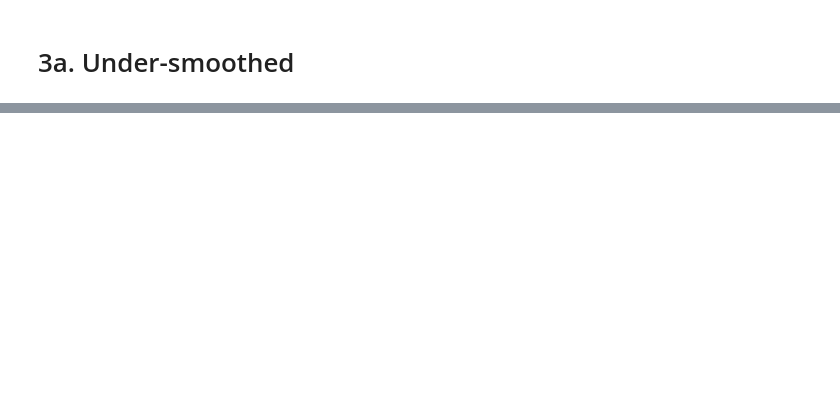
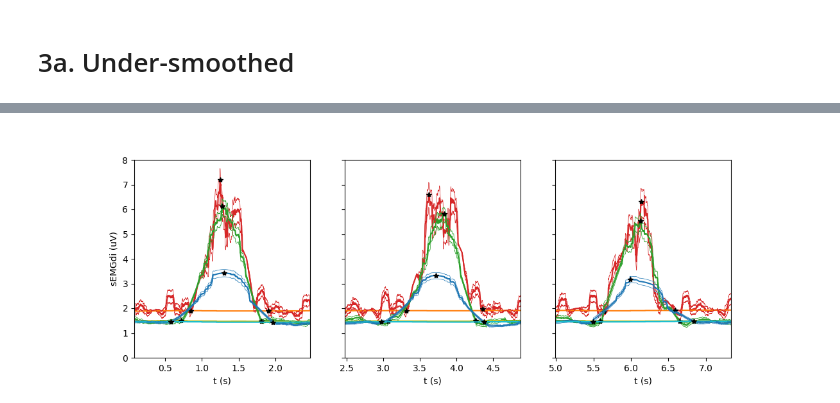
Before and after one commit to ReSurfEMG/ReSurfEMG, a Jupyter notebook: notebooks/researcher_interface/software_paper/software_paper_three_pipelines.ipynb, the cells around one changed output, grey strips where cells are left out. Saved outputs shown, nothing was run; the diff lists cells and outputs as text; code cells hidden in the pictures; blank space fills up the shorter version.

Commit message:
Update notebooks to paper versions

```diff
--- a/notebooks/researcher_interface/software_paper/software_paper_three_pipelines.ipynb
+++ b/notebooks/researcher_interface/software_paper/software_paper_three_pipelines.ipynb
@@ -16,11 +19,15 @@ VentilatorDataGroup, EmgDataGroup)
 %matplotlib widget
+# %%
+output_dir = os.path.join(config.get_directory('output_data'), 'software_paper')
+if not os.path.exists(output_dir):
+    os.makedirs(output_dir)
+plt.rcParams['svg.fonttype'] = 'none'
 # %% [markdown]
 ## 2. Load the ventilator and sEMG data
 # %%
 # Identify all recordings available for the selected patient/measurement_date
 
 # First find the patients
-config = Config()
 base_path = config.get_directory('patient_data')
 patient_paths = file_discovery.find_folders(
     base_path,
@@ -47,5 +54,5 @@ vent_files = file_discovery.find_files(
 button_list = ipy_widgets.file_select(
     emg_files,
     folder_levels=folder_levels[:-1],
-    default_value_select=None,
-    default_idx_select=[1, 6])
+    default_value_select=[None, '006'],
+    default_idx_select=[0, 6])
@@ -309,0 +383,67 @@ for axis in axes_vent:
+# %%
+# Plot the individual peaks
+n_peaks = len(emg_di_under.peaks['breaths'])
+fig, axis = plt.subplots(nrows=1, ncols=n_peaks, figsize=(12, 4), sharex='col', sharey='row')
+
+import numpy as np
+
+sub_x_lim_start = (np.min([emg_di_under.peaks['breaths']['start_idx'],
+                           emg_di_good.peaks['breaths']['start_idx'],
+                           emg_di_over.peaks['breaths']['start_idx']], axis=0) - fs_emg/2) / fs_emg
+sub_x_lim_end = (np.max([emg_di_under.peaks['breaths']['end_idx'],
+                         emg_di_good.peaks['breaths']['end_idx'],
+                         emg_di_over.peaks['breaths']['end_idx']], axis=0) + fs_emg/2) / fs_emg
+sub_x_lim_start, sub_x_lim_end
+
+# axes_emg = axis[0, :]
+axes_emg = axis
+emg_di_under.plot_peaks(
+    axes=axes_emg,
+    peak_set_name='breaths',
+    margin_s=fs_emg,
+    colors=['tab:red', 'tab:orange'],
+    plot_ci=False)
+for idx in range(len(emg_di_under.peaks['breaths'])):
+    start_idx, end_idx = np.max(
+        [[emg_di_under.peaks['breaths'][key][idx] for key in ['start_idx', 'end_idx']] + np.array([-fs_emg, fs_emg]), [0, 0]], axis=0)
+    axes_emg[idx].plot(emg_di_under.t_data[start_idx:end_idx], np.transpose(np.array(emg_di_under.y_env_ci)[:, start_idx:end_idx]), color='tab:red', linewidth=0.5)
+emg_di_under.plot_markers(axes=axes_emg, peak_set_name='breaths', colors=['k', 'k', 'k'])
+emg_di_good.plot_peaks(
+    axes=axes_emg,
+    peak_set_name='breaths',
+    margin_s=fs_emg,
+    colors=['tab:green', 'tab:olive'],
+    plot_ci=False)
+for idx in range(len(emg_di_under.peaks['breaths'])):
+    start_idx, end_idx = np.max(
+        [[emg_di_good.peaks['breaths'][key][idx] for key in ['start_idx', 'end_idx']] + np.array([-fs_emg, fs_emg]), [0, 0]], axis=0)
+    axes_emg[idx].plot(emg_di_good.t_data[start_idx:end_idx], np.transpose(np.array(emg_di_good.y_env_ci)[:, start_idx:end_idx]), color='tab:green', linewidth=0.5)
+emg_di_good.plot_markers(axes=axes_emg, peak_set_name='breaths', colors=['k', 'k', 'k'])
+emg_di_over.plot_peaks(
+    axes=axes_emg,
+    peak_set_name='breaths',
+    margin_s=fs_emg,
+    colors=['tab:blue', 'tab:cyan'],
+    plot_ci=False)
+for idx in range(len(emg_di_under.peaks['breaths'])):
+    start_idx, end_idx = np.max(
+        [[emg_di_over.peaks['breaths'][key][idx] for key in ['start_idx', 'end_idx']] + np.array([-fs_emg, fs_emg]), [0, 0]], axis=0)
+    axes_emg[idx].plot(emg_di_over.t_data[start_idx:end_idx], np.transpose(np.array(emg_di_over.y_env_ci)[:, start_idx:end_idx]), color='tab:blue', linewidth=0.5)
+emg_di_over.plot_markers(axes=axes_emg, peak_set_name='breaths', colors=['k', 'k', 'k'])
+axes_emg[0].set_ylabel('sEMGdi (uV)')
+# axes_emg[0].set_ylim([0, y_lim])
+axes_emg[0].set_ylim([0, 8.0])
+for i, ax in enumerate(axes_emg):
+    ax.set_xlim([sub_x_lim_start[i], sub_x_lim_end[i]])
+    ax.set_xlabel('t (s)')
+    ax.grid(False)
+
+# axes_vent = axis[1, :]
+# p_vent.plot_peaks(axes=axes_vent, margin_s=int(fs_vent//(2/3)),
+#                   peak_set_name='ventilator_breaths')
+# p_vent.plot_markers(axes=axes_vent, peak_set_name='ventilator_breaths')
+
+# for axis in axes_vent:
+#     axis.set_xlabel('t (s)')
+# %% [output]
+[figure, added]
```
Also changed, not shown: parts of 17 cells of this notebook, 1 other file.
